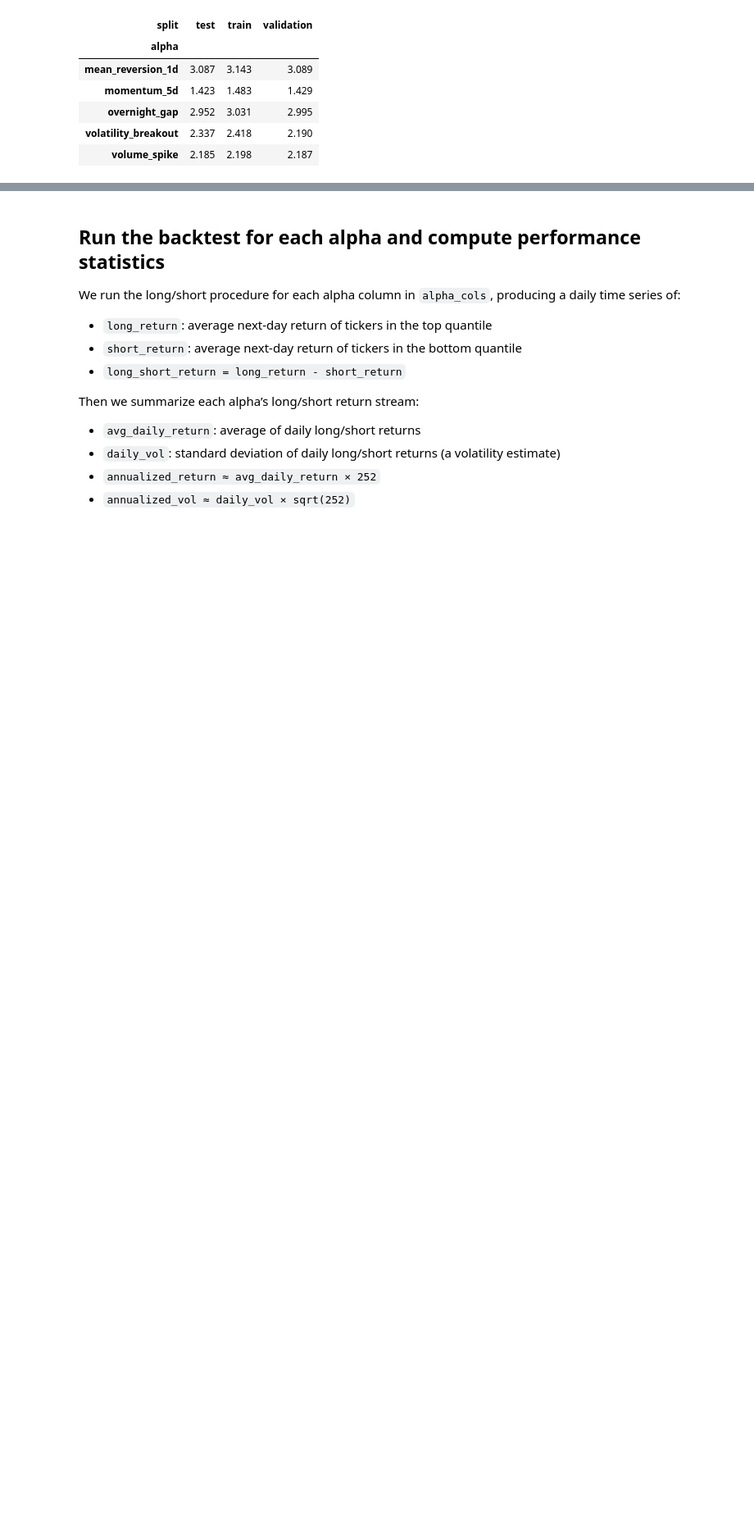
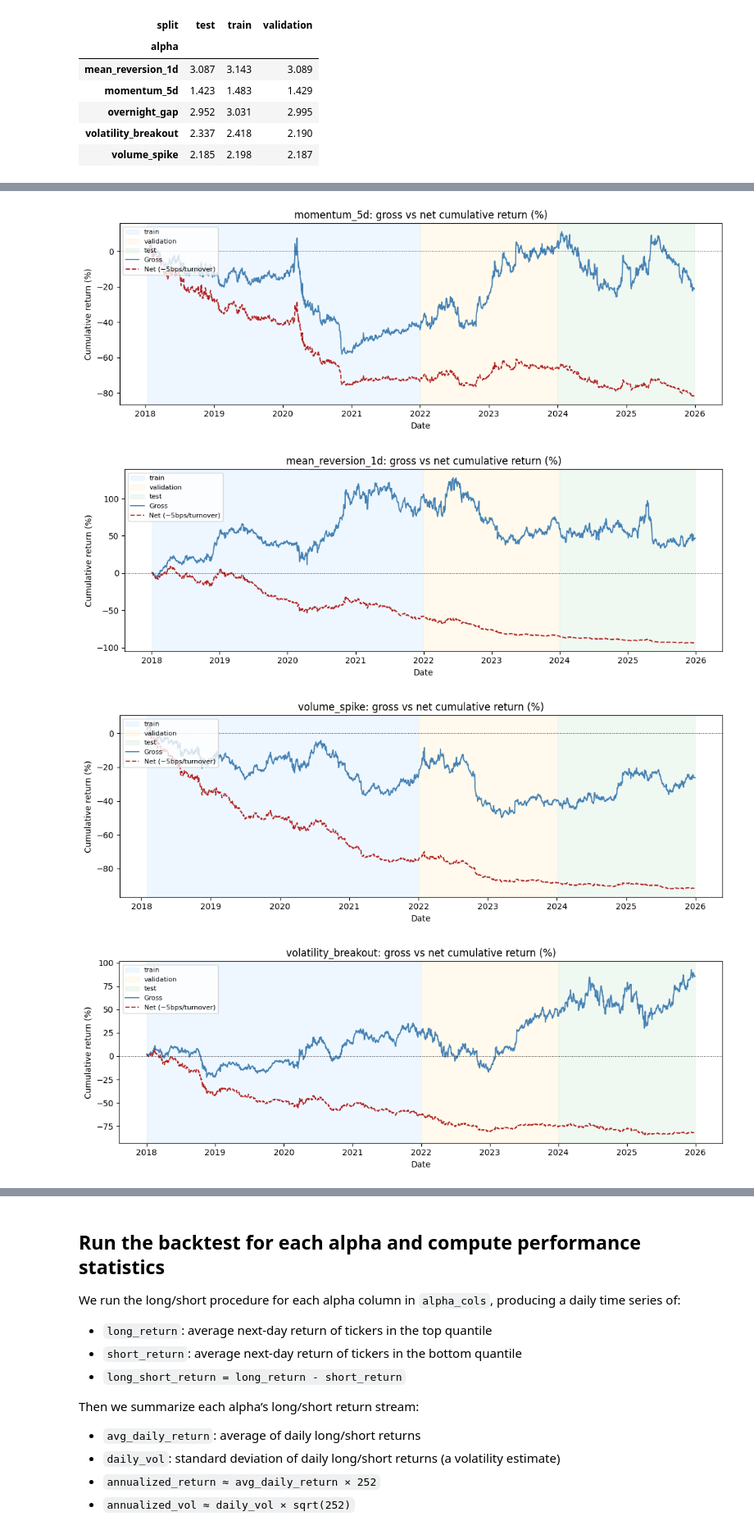
Before and after one commit to jinhanjinhan/AlphaForge-AI, a Jupyter notebook: notebooks/02_alpha_eval_with_splits_and_costs.ipynb, the cells around one changed output, grey strips where cells are left out. Shown at 82% size. Cells and saved outputs as stored; diff of their text form; code cells hidden in the pictures; blank space fills up the shorter version.

Commit message:
Add transactional costs and net returns calculation (after transactional costs)

```diff
--- a/notebooks/02_alpha_eval_with_splits_and_costs.ipynb
+++ b/notebooks/02_alpha_eval_with_splits_and_costs.ipynb
@@ -680,0 +707,10 @@ display(
+# %%
+COST_PER_TURNOVER = 0.0005  # 5 bps one-way per unit of turnover
+
+daily_returns["transaction_cost"] = daily_returns["turnover"] * COST_PER_TURNOVER
+daily_returns["net_return"] = daily_returns["gross_return"] - daily_returns["transaction_cost"]
+
+daily_returns.to_csv(DATA_DIR / "daily_returns.csv", index=False)
+
+display(daily_returns[["alpha", "date", "gross_return", "turnover",
+                        "transaction_cost", "net_return", "split"]].head(10))
@@ -680,0 +818,37 @@ display(
+# %%
+import matplotlib.pyplot as plt
+import matplotlib.patches as mpatches
+
+split_colors = {"train": "#d0eaff", "validation": "#fff3cd", "test": "#d4edda"}
+
+for alpha in alpha_cols:
+    sub = daily_returns[daily_returns["alpha"] == alpha].sort_values("date").copy()
+    sub["cum_gross"] = (1 + sub["gross_return"].fillna(0)).cumprod() - 1
+    sub["cum_net"]   = (1 + sub["net_return"].fillna(0)).cumprod() - 1
+
+    fig, ax = plt.subplots(figsize=(11, 4))
+
+    # Shade split regions
+    for split, color in split_colors.items():
+        mask = sub["split"] == split
+        if mask.any():
+            dates = sub.loc[mask, "date"]
+            ax.axvspan(dates.min(), dates.max(), color=color, alpha=0.35, label=split)
+
+    ax.plot(sub["date"], sub["cum_gross"] * 100, label="Gross", linewidth=1.4, color="steelblue")
+    ax.plot(sub["date"], sub["cum_net"] * 100,   label="Net (−5bps/turnover)", linewidth=1.4,
+            color="firebrick", linestyle="--")
+    ax.axhline(0, color="black", linewidth=0.6, linestyle=":")
+
+    ax.set_title(f"{alpha}: gross vs net cumulative return (%)")
+    ax.set_ylabel("Cumulative return (%)")
+    ax.set_xlabel("Date")
+    ax.legend(loc="upper left", fontsize=8)
+    fig.tight_layout()
+    fig.savefig(FIGURE_DIR / f"gross_vs_net_{alpha}.png", dpi=150, bbox_inches="tight")
+    plt.show()
+# %% [output]
+[figure, added]
+[figure, added]
+[figure, added]
+[figure, added]
```
Also changed, not shown: parts of 8 cells of this notebook, 5 other files.
